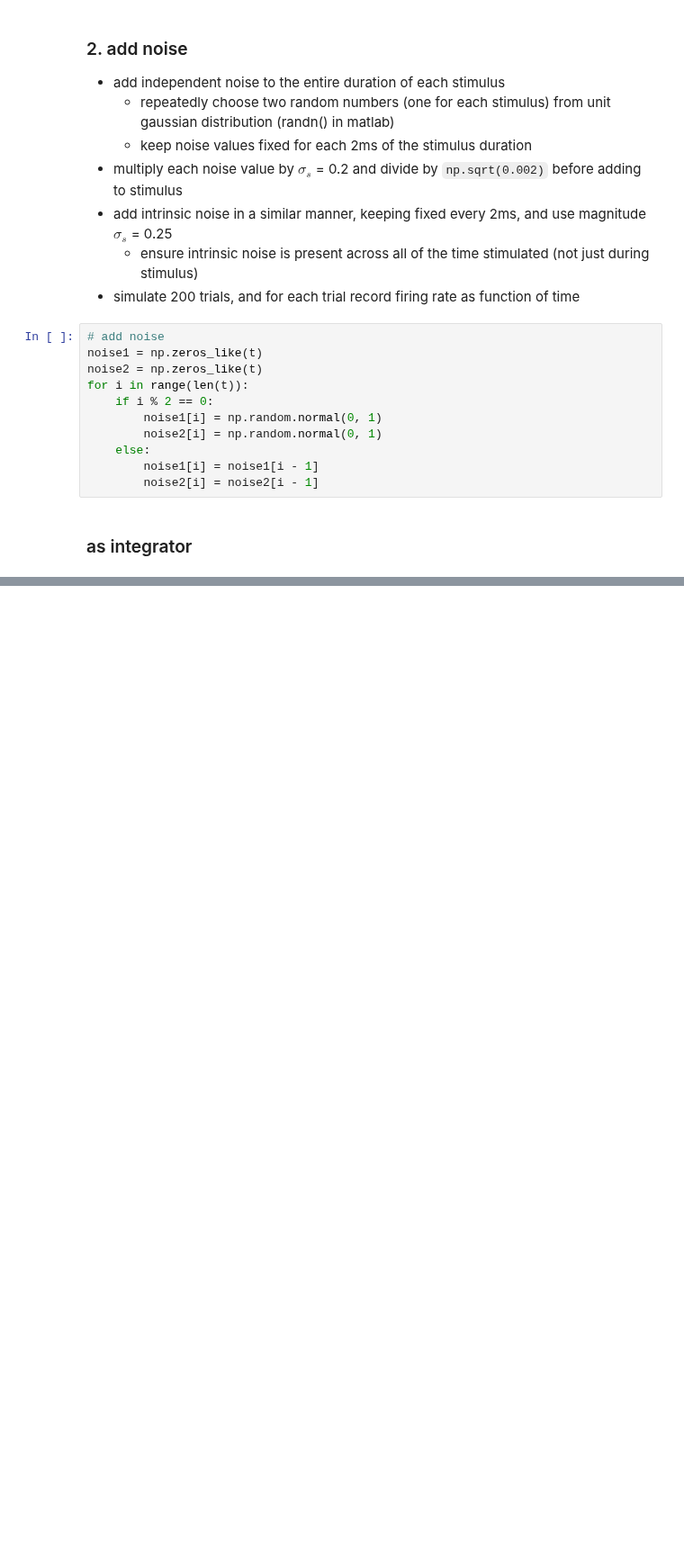
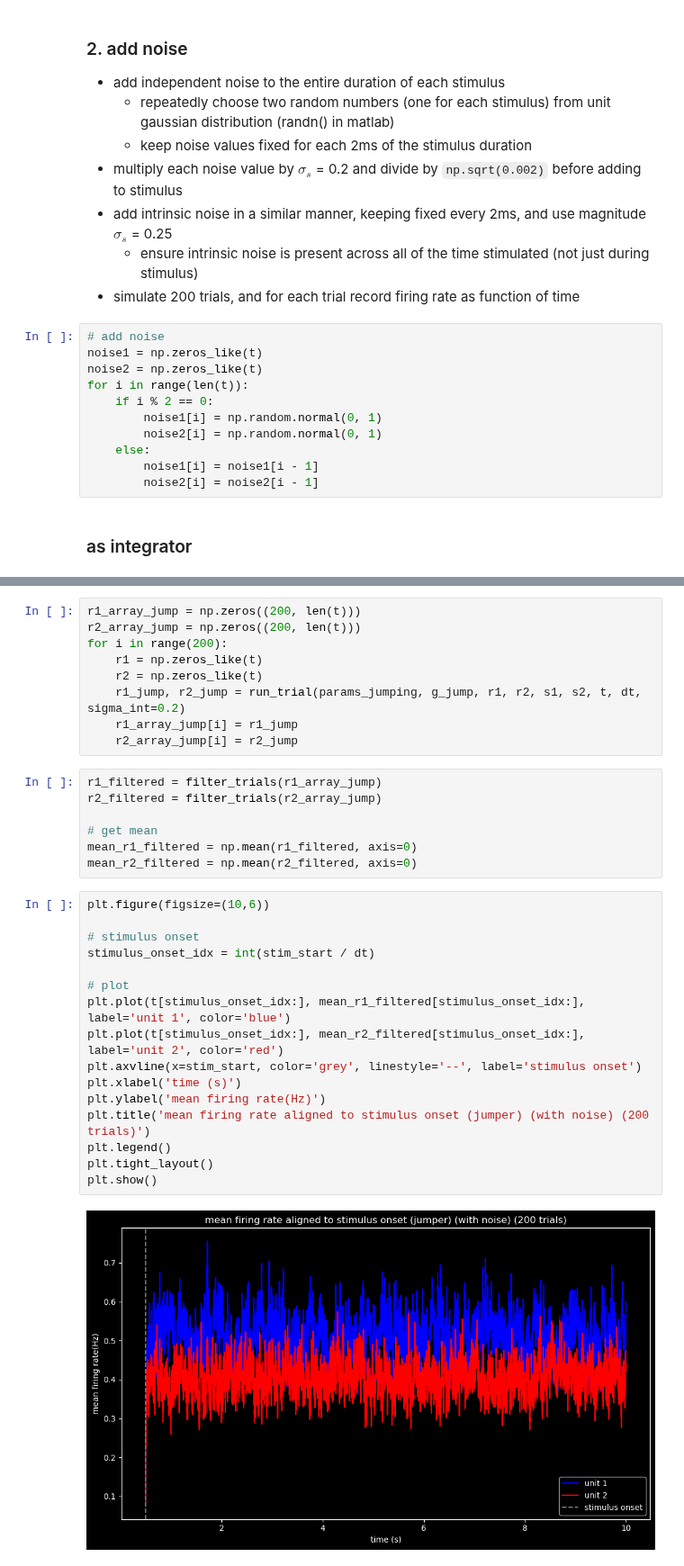
Before and after one commit to polsen99/intro_comp_neuro, a Jupyter notebook: tutorial 6.2 - dynamics of a decision-making circuit in two modes of operation.ipynb, the cells around one changed output, grey strips where cells are left out. Shown at 90% size. Cells and saved outputs as stored; diff of their text form; blank space fills up the shorter version.

```diff
--- a/tutorial 6.2 - dynamics of a decision-making circuit in two modes of operation.ipynb
+++ b/tutorial 6.2 - dynamics of a decision-making circuit in two modes of operation.ipynb
@@ -277,0 +331,34 @@ plt.tight_layout()
+# %%
+r1_array_jump = np.zeros((200, len(t)))
+r2_array_jump = np.zeros((200, len(t)))
+for i in range(200):
+    r1 = np.zeros_like(t)
+    r2 = np.zeros_like(t)
+    r1_jump, r2_jump = run_trial(params_jumping, g_jump, r1, r2, s1, s2, t, dt, sigma_int=0.2)
+    r1_array_jump[i] = r1_jump
+    r2_array_jump[i] = r2_jump
+# %%
+r1_filtered = filter_trials(r1_array_jump)
+r2_filtered = filter_trials(r2_array_jump)
+
+# get mean
+mean_r1_filtered = np.mean(r1_filtered, axis=0)
+mean_r2_filtered = np.mean(r2_filtered, axis=0)
+# %%
+plt.figure(figsize=(10,6))
+
+# stimulus onset
+stimulus_onset_idx = int(stim_start / dt)
+
+# plot
+plt.plot(t[stimulus_onset_idx:], mean_r1_filtered[stimulus_onset_idx:], label='unit 1', color='blue')
+plt.plot(t[stimulus_onset_idx:], mean_r2_filtered[stimulus_onset_idx:], label='unit 2', color='red')
+plt.axvline(x=stim_start, color='grey', linestyle='--', label='stimulus onset')
+plt.xlabel('time (s)')
+plt.ylabel('mean firing rate(Hz)')
+plt.title('mean firing rate aligned to stimulus onset (jumper) (with noise) (200 trials)')
+plt.legend()
+plt.tight_layout()
+plt.show()
+# %% [output]
+[figure, added]
```
Also changed, not shown: parts of 43 cells of this notebook.
